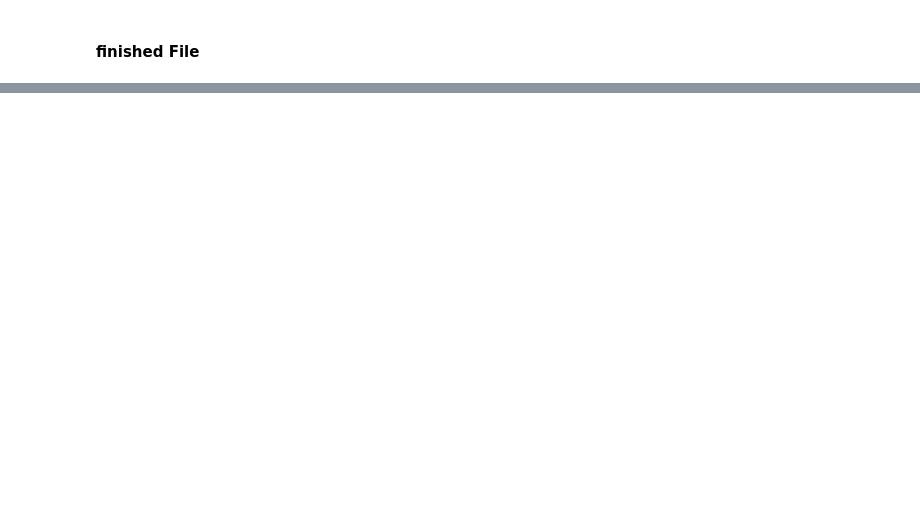
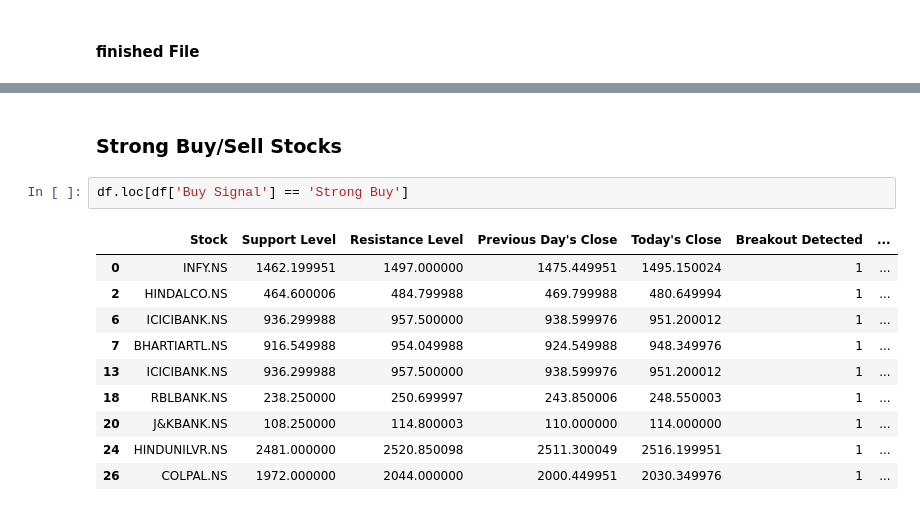
Before and after one commit to tuxlimr/Celery_Preprocessing, a Jupyter notebook: 52WeekHIgh_Low_and_Other_Breakout.ipynb, the cells around one changed output, grey strips where cells are left out. Drawn from its saved outputs; the diff is of its cells as text; blank space fills up the shorter version.

```diff
--- a/52WeekHIgh_Low_and_Other_Breakout.ipynb
+++ b/52WeekHIgh_Low_and_Other_Breakout.ipynb
@@ -507,0 +358,15 @@ df
+# %% [markdown]
+### Strong Buy/Sell Stocks
+# %%
+df.loc[df['Buy Signal'] == 'Strong Buy']
+# %% [output]
+|  | Stock | Support Level | Resistance Level | Previous Day's Close | Today's Close | Breakout Detected | ... |
+| 0 | INFY.NS | 1462.199951 | 1497.000000 | 1475.449951 | 1495.150024 | 1 | ... |
+| 2 | HINDALCO.NS | 464.600006 | 484.799988 | 469.799988 | 480.649994 | 1 | ... |
+| 6 | ICICIBANK.NS | 936.299988 | 957.500000 | 938.599976 | 951.200012 | 1 | ... |
+| 7 | BHARTIARTL.NS | 916.549988 | 954.049988 | 924.549988 | 948.349976 | 1 | ... |
+| 13 | ICICIBANK.NS | 936.299988 | 957.500000 | 938.599976 | 951.200012 | 1 | ... |
+| 18 | RBLBANK.NS | 238.250000 | 250.699997 | 243.850006 | 248.550003 | 1 | ... |
+| 20 | J&KBANK.NS | 108.250000 | 114.800003 | 110.000000 | 114.000000 | 1 | ... |
+| 24 | HINDUNILVR.NS | 2481.000000 | 2520.850098 | 2511.300049 | 2516.199951 | 1 | ... |
+| 26 | COLPAL.NS | 1972.000000 | 2044.000000 | 2000.449951 | 2030.349976 | 1 | ... |
```
Also changed, not shown: parts of 8 cells of this notebook.
